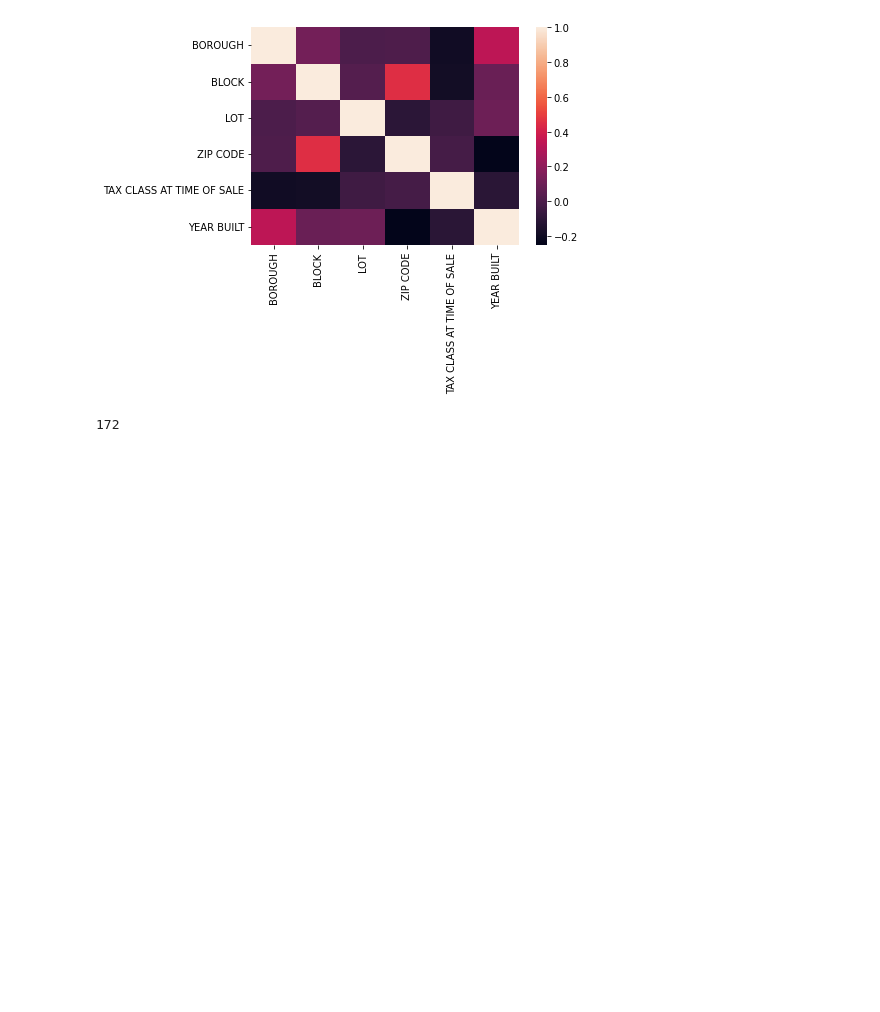
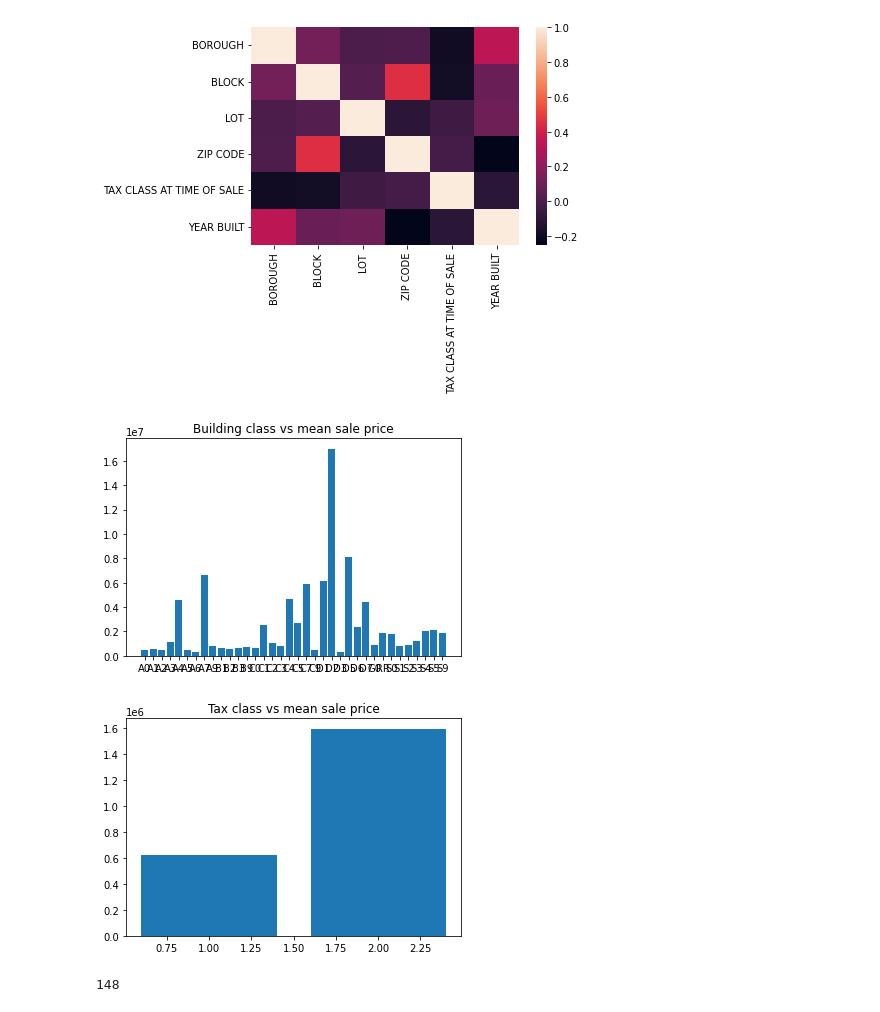
Before and after one commit to xinyuem7/nyc_housing_prediction, a Jupyter notebook: nyc-housing-price-prediction.ipynb, the cells around one changed output. Cells and saved outputs as stored; diff of their text form; code cells hidden in the pictures; blank space fills up the shorter version.

```diff
--- a/nyc-housing-price-prediction.ipynb
+++ b/nyc-housing-price-prediction.ipynb
@@ -260,11 +260,3 @@ TAX CLASS AT TIME OF SALE                   1.000000   -0.109861
 YEAR BUILT                                 -0.109861    1.000000
 <AxesSubplot:>
 [figure]
-# %%
-# choosing variables to include: BOROUGH, NEIGHBORHOOD, BLOCK, LOT, ZIP CODE
-len(df_cat['NEIGHBORHOOD'].unique()) # 240
-len(df_cat['BLOCK'].unique()) # 10632
-len(df_cat['LOT'].unique()) # 716
-len(df_cat['ZIP CODE'].unique()) # 172
-# %% [output]
-172
@@ -271,3 +323,26 @@ len(df_cat['ZIP CODE'].unique()) # 172
+# %%
+# next, exploring BUILDING CLASS AT TIME OF SALE and TAX CLASS AT TIME OF SALE
+df_cat = training_data[['BOROUGH', 'BLOCK', 'LOT', 'ZIP CODE', 'NEIGHBORHOOD', 'BUILDING CLASS AT TIME OF SALE', 'TAX CLASS AT TIME OF SALE', 'YEAR BUILT']]
+df_cat['BUILDING CLASS AT TIME OF SALE'].unique()
+df_cat['TAX CLASS AT TIME OF SALE'].unique()
+
+building_class_mean_sale_price = training_data.groupby('BUILDING CLASS AT TIME OF SALE').agg({'SALE PRICE': 'mean'})
+tax_class_mean_sale_price = training_data.groupby('TAX CLASS AT TIME OF SALE').agg({'SALE PRICE': 'mean'})
+plt.bar(building_class_mean_sale_price.index, building_class_mean_sale_price['SALE PRICE'])
+plt.title('Building class vs mean sale price')
+plt.show()
+
+plt.bar(tax_class_mean_sale_price.index, tax_class_mean_sale_price['SALE PRICE'])
+plt.title('Tax class vs mean sale price')
+plt.show()
+# %% [output]
+[figure, added]
+[figure, added]
+# %%
+# exploring YEAR BUILT
+len(df_cat['YEAR BUILT'].unique())
+# %% [output]
+148
 # %%
 # drop the outlier for RESIDENTIAL UNITS and COMMERCIAL UNITS
 # training_data = training_data.loc[training_data['COMMERCIAL UNITS'] < 16]
```
Also changed, not shown: parts of 2 cells of this notebook.
